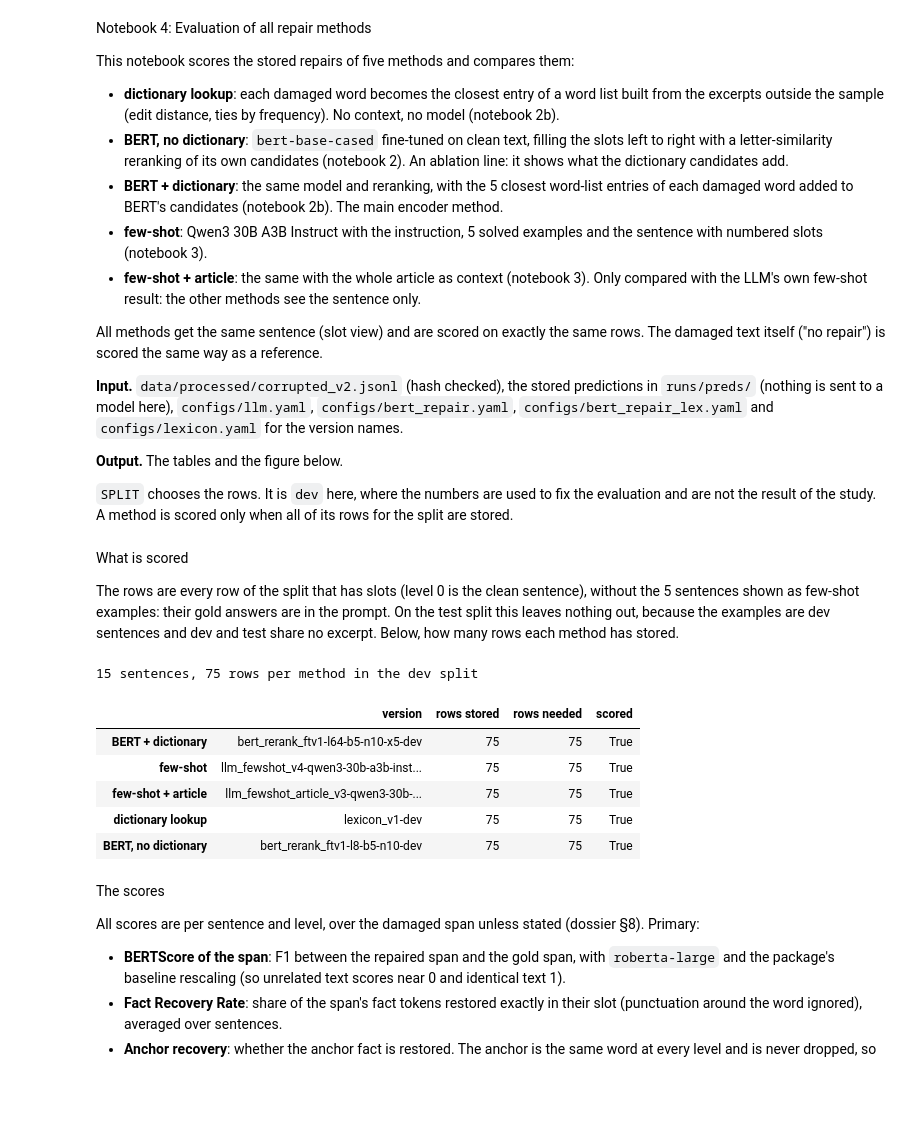
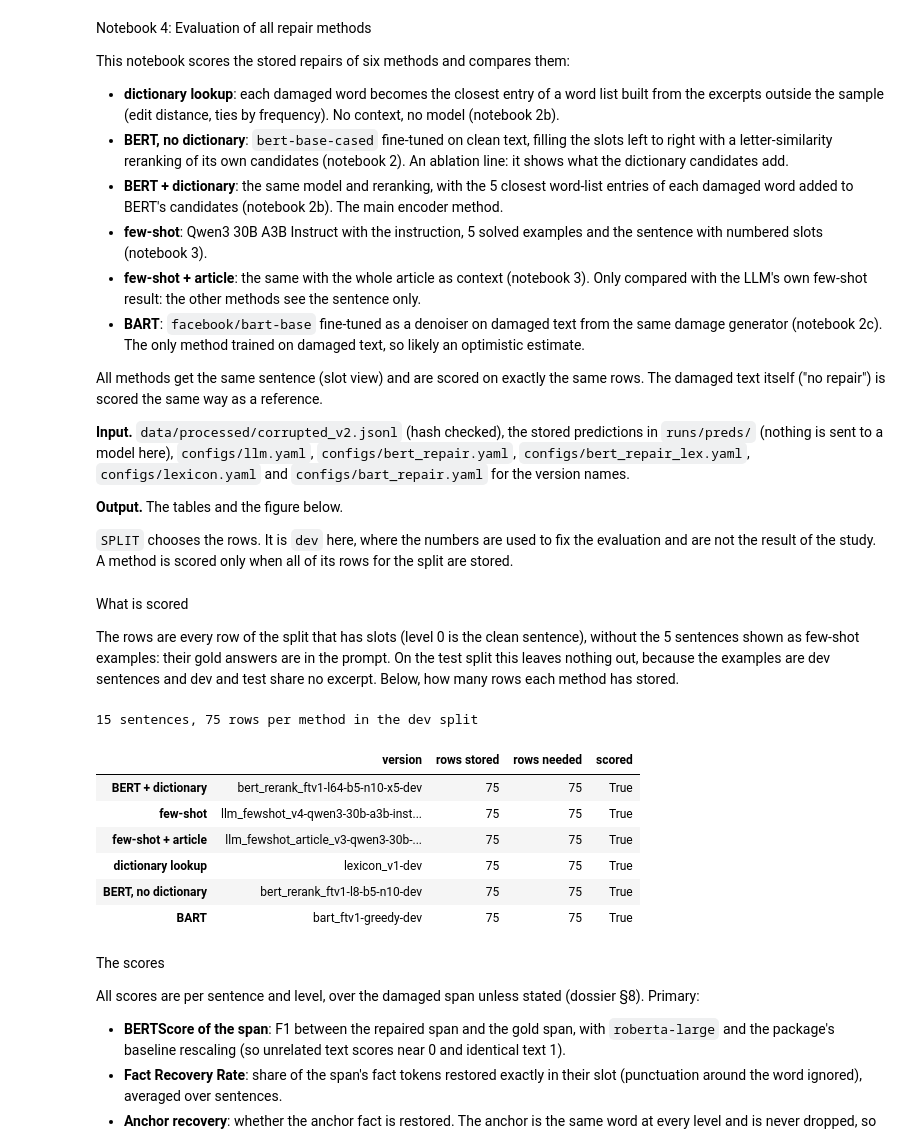
Before and after one commit to tanruoshan/GenAI, a Jupyter notebook: notebooks/04_evaluation.ipynb, the cells around one changed output. Cells and saved outputs as stored; diff of their text form; code cells hidden in the pictures; blank space fills up the shorter version.

```diff
--- a/notebooks/04_evaluation.ipynb
+++ b/notebooks/04_evaluation.ipynb
@@ -1,7 +1,7 @@
 # %% [markdown]
 Notebook 4: Evaluation of all repair methods
 
-This notebook scores the stored repairs of five methods and compares them:
+This notebook scores the stored repairs of six methods and compares them:
 
 - **dictionary lookup**: each damaged word becomes the closest entry of a word list built from the excerpts
   outside the sample (edit distance, ties by frequency). No context, no model (notebook 2b).
@@ -14,13 +14,15 @@ This notebook scores the stored repairs of five methods and compares them:
   slots (notebook 3).
 - **few-shot + article**: the same with the whole article as context (notebook 3). Only compared with the
   LLM's own few-shot result: the other methods see the sentence only.
+- **BART**: `facebook/bart-base` fine-tuned as a denoiser on damaged text from the same damage generator
+  (notebook 2c). The only method trained on damaged text, so likely an optimistic estimate.
 
 All methods get the same sentence (slot view) and are scored on exactly the same rows. The damaged text
 itself ("no repair") is scored the same way as a reference.
 
 **Input.** `data/processed/corrupted_v2.jsonl` (hash checked), the stored predictions in `runs/preds/`
 (nothing is sent to a model here), `configs/llm.yaml`, `configs/bert_repair.yaml`,
-`configs/bert_repair_lex.yaml` and `configs/lexicon.yaml` for the version names.
+`configs/bert_repair_lex.yaml`, `configs/lexicon.yaml` and `configs/bart_repair.yaml` for the version names.
 
 **Output.** The tables and the figure below.
 
@@ -61,34 +64,36 @@ each method has stored.
 # %%
 example_ids = {i for i, _ in llm_config["fewshot_picks"]}
 scored_rows = [r for r in rows if r["split"] == SPLIT and r["id"] not in example_ids and r["k"]]
 scored_ids = sorted({r["id"] for r in scored_rows})
 expected = {(r["id"], r["severity"]) for r in scored_rows}
 
 versions = variant_versions(llm_config, SPLIT)
 VARIANTS = {  # fixed order: a method keeps its colour in every figure
     "BERT + dictionary": ("bert_rerank", repair_version(load_repair_config(ROOT / "configs" / "bert_repair_lex.yaml"), SPLIT)),
     "few-shot": versions["few-shot"],
     "few-shot + article": versions["few-shot + article"],
     "dictionary lookup": ("lexicon", lexicon_version(load_lexicon_config(), SPLIT)),
     "BERT, no dictionary": ("bert_rerank", repair_version(load_repair_config(), SPLIT)),
+    "BART": ("bart", bart_version(load_bart_repair_config(), SPLIT)),
 }
 ORDER = list(VARIANTS)
-LLM = ["few-shot", "few-shot + article"]
+FORMAT = ["few-shot", "few-shot + article", "BART"]  # methods whose answer can be unreadable
 stored = {name: {(p["id"], p["severity"]): p for p in load_preds(pred_path(*v))} for name, v in VARIANTS.items()}
 available = [name for name in VARIANTS if expected <= set(stored[name])]
 METHODS = available + ["no repair"]
 print(f"{len(scored_ids)} sentences, {len(expected)} rows per method in the {SPLIT} split")
 pd.DataFrame({"version": {n: f"{m}_{v}" for n, (m, v) in VARIANTS.items()},
               "rows stored": {n: len(expected & set(s)) for n, s in stored.items()},
               "rows needed": len(expected), "scored": {n: n in available for n in stored}})
 # %% [output]
 15 sentences, 75 rows per method in the dev split
 |  | version | rows stored | rows needed | scored |
 | BERT + dictionary | bert_rerank_ftv1-l64-b5-n10-x5-dev | 75 | 75 | True |
 | few-shot | llm_fewshot_v4-qwen3-30b-a3b-inst... | 75 | 75 | True |
 | few-shot + article | llm_fewshot_article_v3-qwen3-30b-... | 75 | 75 | True |
 | dictionary lookup | lexicon_v1-dev | 75 | 75 | True |
 | BERT, no dictionary | bert_rerank_ftv1-l8-b5-n10-dev | 75 | 75 | True |
+| BART | bart_ftv1-greedy-dev | 75 | 75 | True |
 # %% [markdown]
 The scores
 
```
Also changed, not shown: parts of 12 cells of this notebook, 9 other files.
